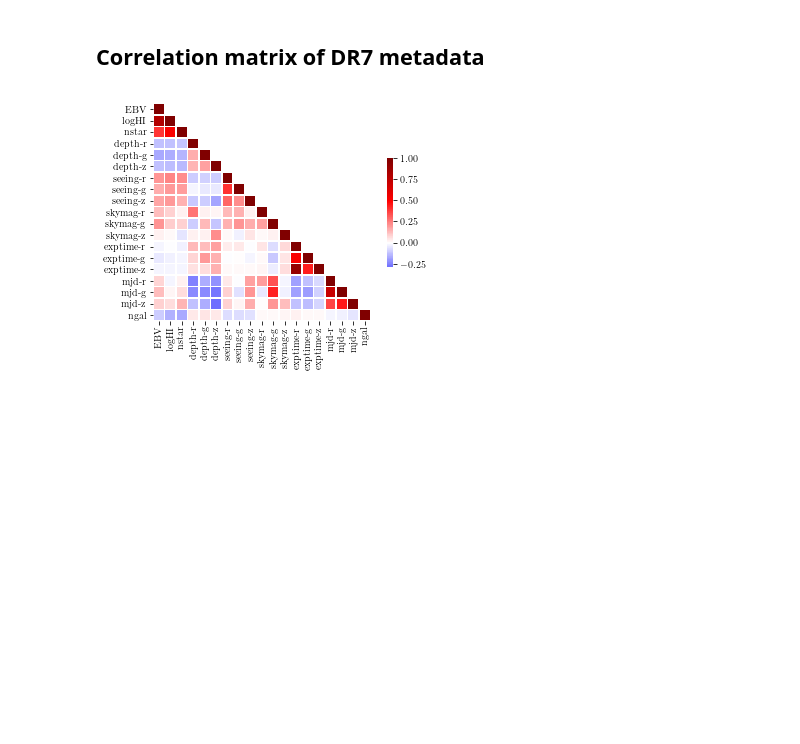
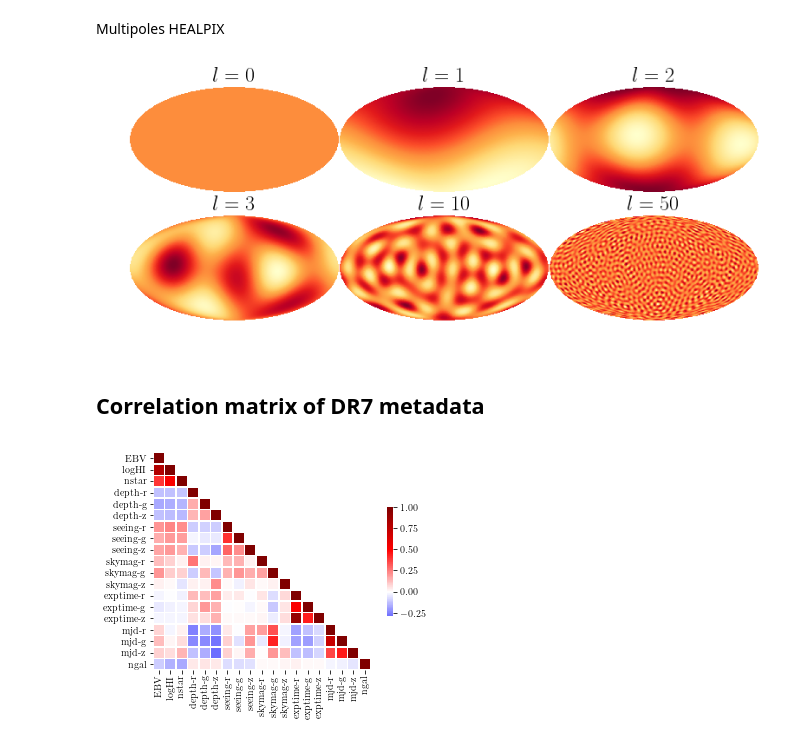
Before and after one commit to mehdirezaie/SYSNet, a Jupyter notebook: dataviz/DLpaper_plots.ipynb, the cells around one changed output. Drawn from its saved outputs; the diff is of its cells as text; code cells hidden in the pictures; blank space fills up the shorter version.

Commit message:
make the multipole plots

```diff
--- a/dataviz/DLpaper_plots.ipynb
+++ b/dataviz/DLpaper_plots.ipynb
@@ -70,6 +70,40 @@ config = {'hpmap':{'frac':'/Volumes/TimeMachine/data/DR7/frac.hp.256.fits',
               'xticks':['ebv', 'nstar']+ [s+'-'+b for s in
                        ['depth', 'seeing', 'skymag','exptime', 'mjd'] for b in 'rgz']}
          }
+# %% [markdown]
+Multipoles HEALPIX
+# %%
+def plot_multipoles():
+    params = {
+   'axes.spines.right':False,
+   'axes.spines.top':False,
+   'axes.labelsize': 20,
+   'legend.fontsize': 20,
+   'xtick.labelsize': 20,
+   'ytick.labelsize': 20,
+   'text.usetex': True,
+   #'figure.figsize': [6, 4],
+   'font.family':'serif',
+    'font.size':20
+   }
+    cmap = plt.cm.YlOrRd_r
+    cmap.set_under('w')
+    plt.rcParams.update(params)
+#     plt.rc('font', family='serif', size=15)
+    np.random.seed(12345)
+    fig, ax = plt.subplots(ncols=3, nrows=2, figsize=(13, 5))
+    plt.subplots_adjust(wspace=0., hspace=0.2)
+    ax      = ax.flatten()
+    for il,l in enumerate([0, 1, 2, 3, 10, 50]):
+        cl    = np.zeros(12*128*128)
+        cl[l] = 1
+        map1  = hp.synfast(cl, 128, pol=False, new=True, verbose=False)
+        plt.sca(ax[il])
+        hp.mollview(map1, cbar=False, notext=True, title=r'$l=%d$'%l, hold=True, cmap=cmap) #cmap.set_under('w')
+    plt.savefig('./figs/multipoles.pdf', bbox_inches='tight')
+plot_multipoles()
+# %% [output]
+[figure, added]
 # %% [markdown]
 ## Correlation matrix of DR7 metadata
 # %%
```
Also changed, not shown: 1 other file.
